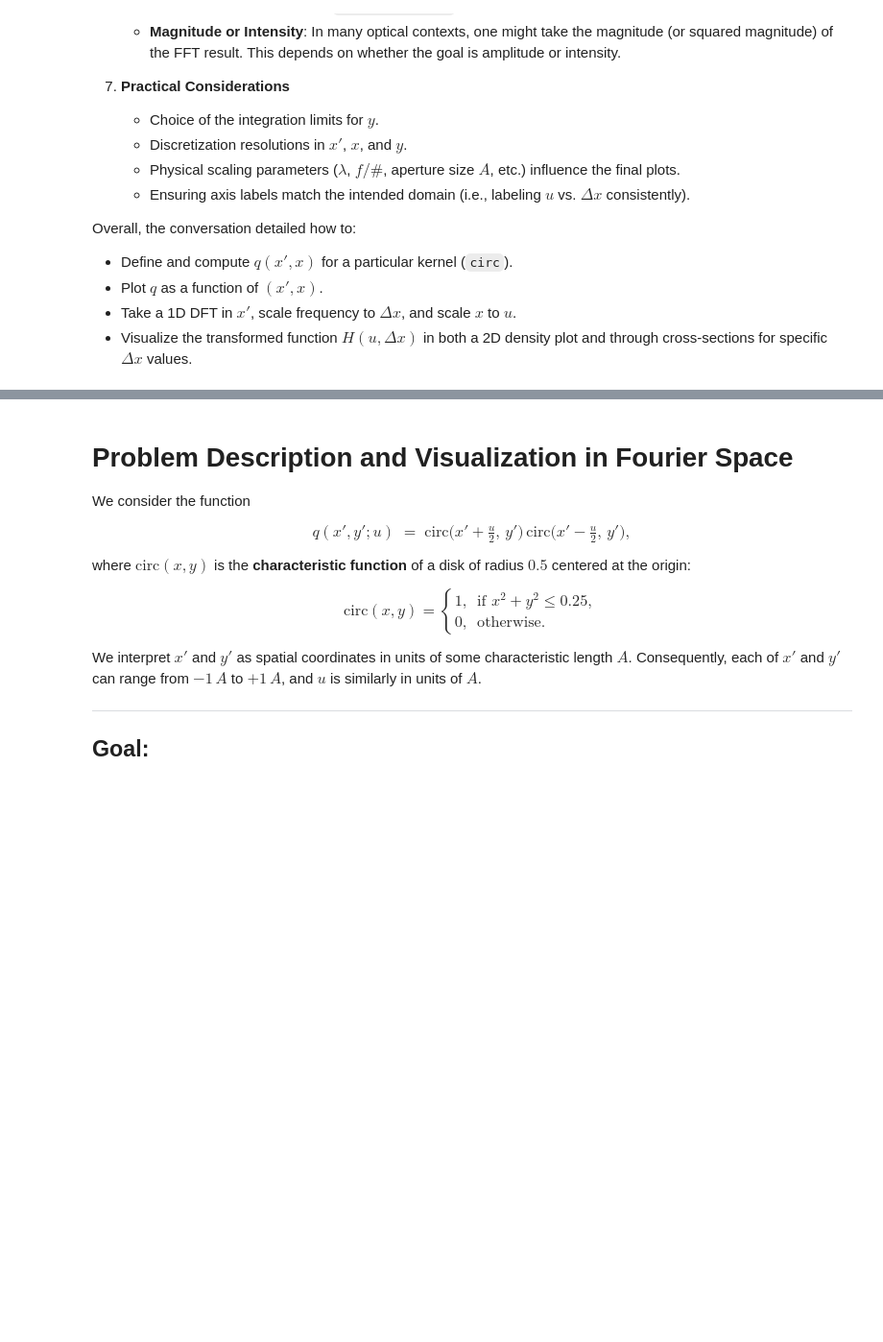
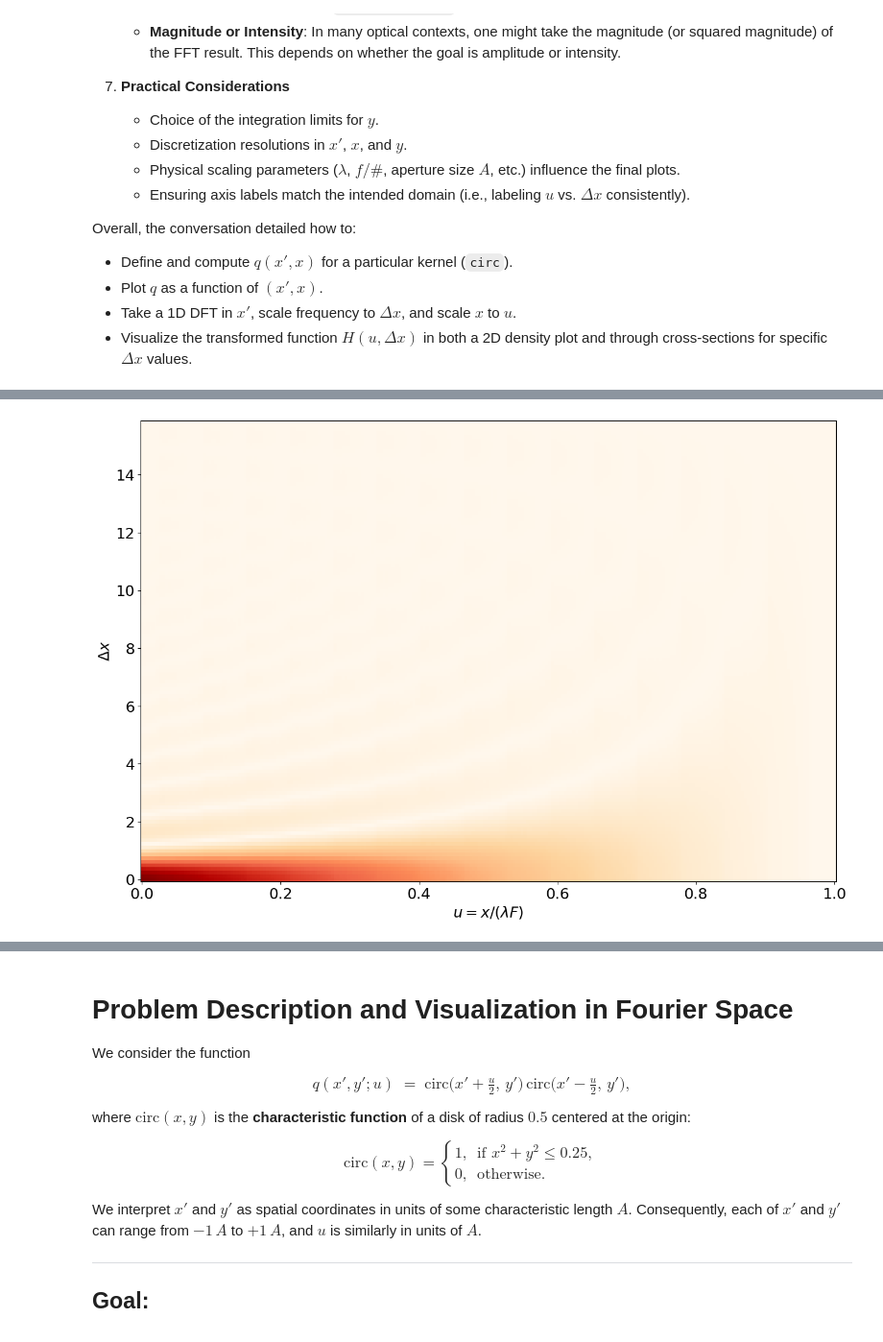
Before and after one commit to arizonaCameraLab/computationalImaging, a Jupyter notebook: Chapter8FocalImaging/2DCohererenceTransferFuction.ipynb, the cells around one changed output, grey strips where cells are left out. Shown at 96% size. Cells and saved outputs as stored; diff of their text form; code cells hidden in the pictures; blank space fills up the shorter version.

```diff
--- a/Chapter8FocalImaging/2DCohererenceTransferFuction.ipynb
+++ b/Chapter8FocalImaging/2DCohererenceTransferFuction.ipynb
@@ -262,0 +263,10 @@ plt.savefig('coherenceTransfer.pdf')
+# %%
+plt.figure(figsize=(15,10))
+plt.pcolormesh(u_grid, Delta_x_grid, H_pos, shading='auto', cmap='OrRd')
+plt.xlabel(r'$u = x / (\lambda F)$')
+plt.ylabel(r'$\Delta x$')
+#plt.title('Magnitude of H(u, Δx) in Positive Quadrant')
+#plt.colorbar(label='|H|')
+plt.show()
+# %% [output]
+[figure, added]
```
Also changed, not shown: parts of 3 cells of this notebook.
